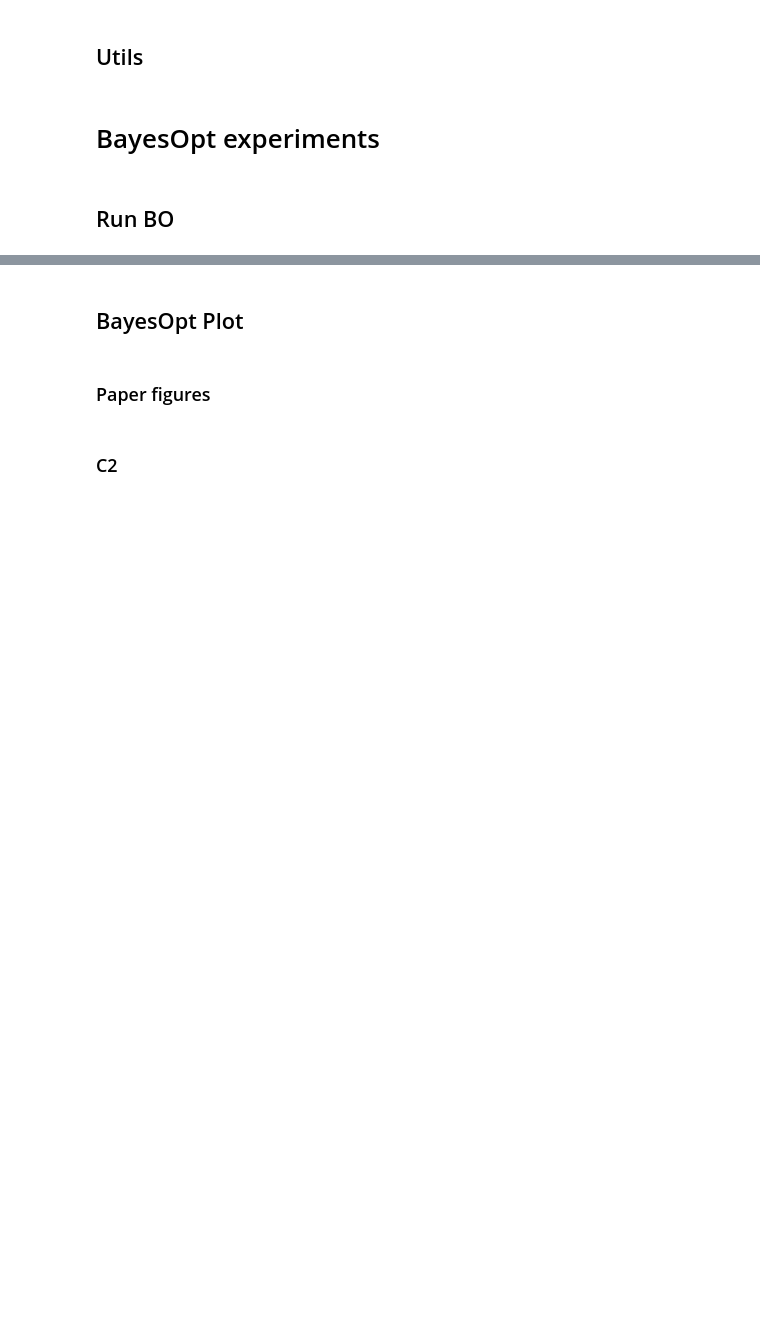
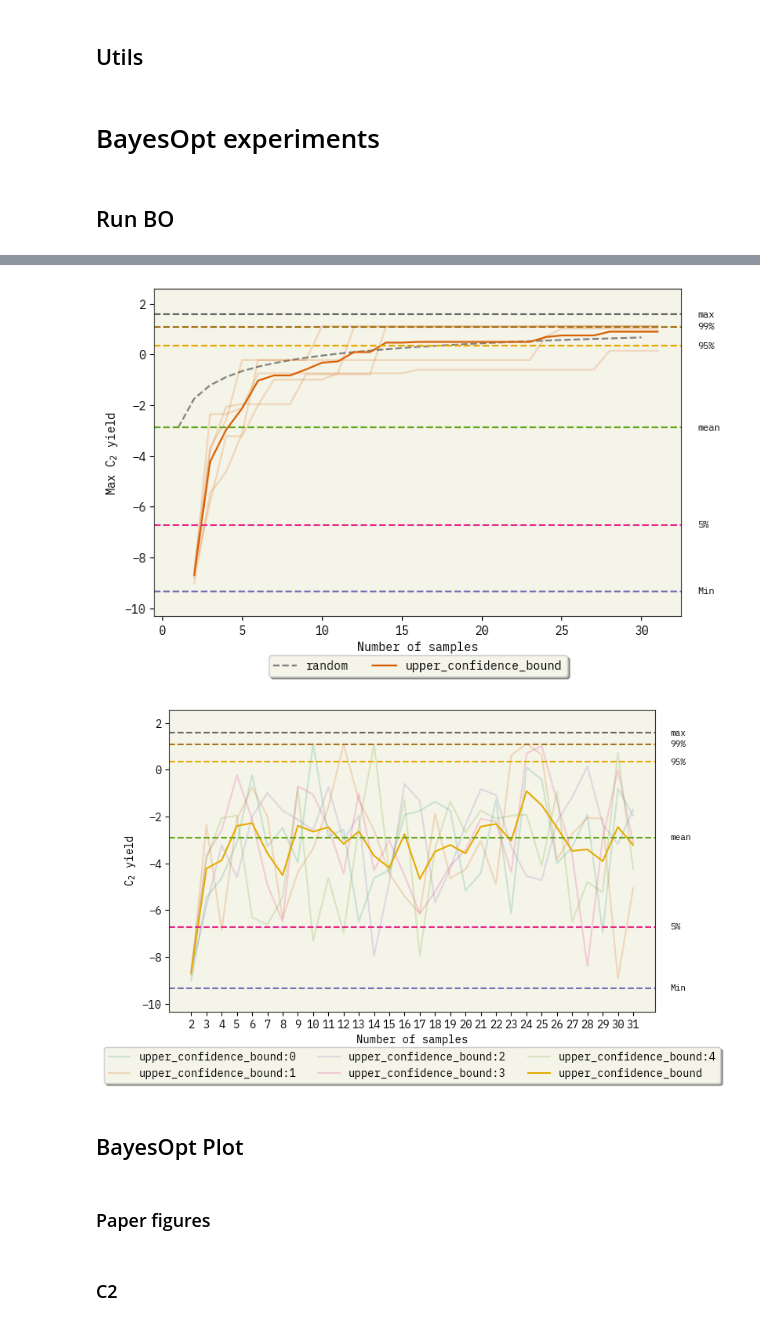
Before and after one commit to ur-whitelab/BO-LIFT, a Jupyter notebook: paper/BO_experiments.ipynb, the cells around one changed output, grey strips where cells are left out. Cells and saved outputs as stored; diff of their text form; code cells hidden in the pictures; blank space fills up the shorter version.

```diff
--- a/paper/BO_experiments.ipynb
+++ b/paper/BO_experiments.ipynb
@@ -324,8 +325,8 @@ def get_dataset(data: str, M=M):
             x_name = "Prompt"
             y_name = "dummy_Completion"
         case "ocm":
-            data_path = "./dataset/data/C2_yield_meth_oxy_short_corrected.csv"
-            raw_data = pd.read_csv(data_path, sep=",")
+            data_path = "./dataset/data/12708_ocm_dataset.csv" #C2_yield_meth_oxy_short_corrected.csv
+            raw_data = pd.read_csv(data_path, sep=";")
             raw_data = raw_data.sample(frac=1).reset_index(drop=True)
             x_name = "prompt"
             y_name = "completion"
@@ -339,6 +340,7 @@ def get_dataset(data: str, M=M):
             data_path = "./dataset/data/esol_iupac.csv"
             raw_data = pd.read_csv(data_path)
             raw_data = raw_data.dropna()
+            raw_data = raw_data.sample(frac=1).reset_index(drop=True)
             raw_data = raw_data[["IUPAC", "measured log(solubility:mol/L)"]]
             x_name = "IUPAC"
             y_name = "measured log(solubility:mol/L)"
@@ -359,10 +361,10 @@ def get_dataset(data: str, M=M):
 # %%
 def get_asktell(model: str, kwargs: dict = {}, pool: bolift.Pool = None, knn: int = 1):
     match model:
-        case "instruct":
+        case "gpt-3.5-instruct":
             kwargs['model']="gpt-3.5-turbo-instruct"
             return bolift.AskTellFewShotTopk(**kwargs)
-        case "gpt-turbo":
+        case "gpt-3.5-turbo":
             kwargs['model']="gpt-3.5-turbo-0125"
             return bolift.AskTellFewShotTopk(**kwargs)
         case "gpt-4":
@@ -469,8 +479,8 @@ for aq in ["random_mean", "upper_confidence_bound", "random"]: #['expected_impro
             inv_system_message=inv_system_message,
             transfer_train=initial_transfer_train,
             transfer=False,
-            trans_data=transfer_data,
-            t_indexes=t_indexes)
+            trans_data=None,
+            t_indexes=None)
 
         points.append(point)
     points = np.array(points)
@@ -485,10 +492,0 @@ sorted(point, key=lambda i_points: i_points[-1])[-1][-1]
-# %%
-# d = cloudpickle.load(open("./out/inv_system_message_test_0.1.pkl", "rb"))
-d = bayesOpts
-exps = d['upper_confidence_bound']
-for i, step in enumerate(exps[0]):
-    print(step)
-    # print(f"Sample {i:>2d}: {' | '.join(exp[i][0][10:60] for exp in exps)}")
-
-# 1.7 ,2 , 2, 15.6, 7.6, 16.4, 17
-# 1.7 ,4.8 , .5, 7.6, 10.3, 1.4, 17
@@ -497,7 +493,7 @@ path
 # %%
 # Quick test
-# path = "./out/biasfree_ocm_gpt-turbo_300_1_1_lambda_mult0.1_corrected_tablepromptgpt44.pkll"
-title = "" #f"{path[6:-4]}"
+path = "./out/sol_gpt-3.5-turbo_1_1.pkl"
+title = "" #"gpt-3.5-turbo-0125" #f"{path[6:-4]}
 d = cloudpickle.load(open(path, "rb"))
 # d = bayesOpts
 data=raw_data[y_name]
@@ -531,36 +527,40 @@ plt.figure(figsize=(8,5))
 plt.xlabel("Number of samples")
 # plt.ylabel("Max C$_2$ yield")
 plt.ylabel(f"Max {name}")
 
 for i, acq in enumerate(d.keys()):
-    if acq == "log_expected_improvement":
+    if acq in ["log_expected_improvement", "random", "greedy", "random"]:
         continue
     if acq == "random_mean":
         plt.plot(d[acq][0,:,0].astype(int), d[acq][:, :, 1].astype(float).mean(axis=0),
                  label=f"random", color="gray", linestyle="dashed")
     else:
         for j in range(M):
             try:
-                plt.plot(d[acq][j,:,1].astype(int), d[acq][j, :, 2].astype(float), alpha=0.2, color=f"C{i}")
+                plt.plot(d[acq][j,:,1].astype(int), d[acq][j,:, 2].astype(float), alpha=0.2, color=f"C{i}")
             except:
                 continue
         plt.plot(d[acq][0,:,1].astype(int), d[acq][:, :, 2].astype(float).mean(axis=0), label=acq, color=f"C{i}")
 plot_config()
+# plt.ylim(-6, 2)
 plt.show()
 
 # Plot current values on each iteration
 plt.figure(figsize=(8,5))
 plt.xlabel("Number of samples")
 plt.ylabel(f"{name}")
 for acq in d.keys():
-    if acq == "random_mean" or acq == "log_expected_improvement" or acq == "random":
+    if acq in ["random_mean", "log_expected_improvement", "random", "greedy", "random"]:
         continue
     else:
         for i in range(M):
             plt.plot(d[acq][i,:,1], d[acq][i, :, 3].astype(float), label=f"{acq}:{i}", alpha=0.2)
         plt.plot(d[acq][0,:,1], d[acq][:, :, 3].astype(float).mean(axis=0), label=f"{acq}")
 plot_config()
 plt.show()
+# %% [output]
+[figure, added]
+[figure, added]
 # %%
 for key, value in d.items():
     print(key, value.shape)
```
Also changed, not shown: parts of 22 cells of this notebook, 1 other file.
